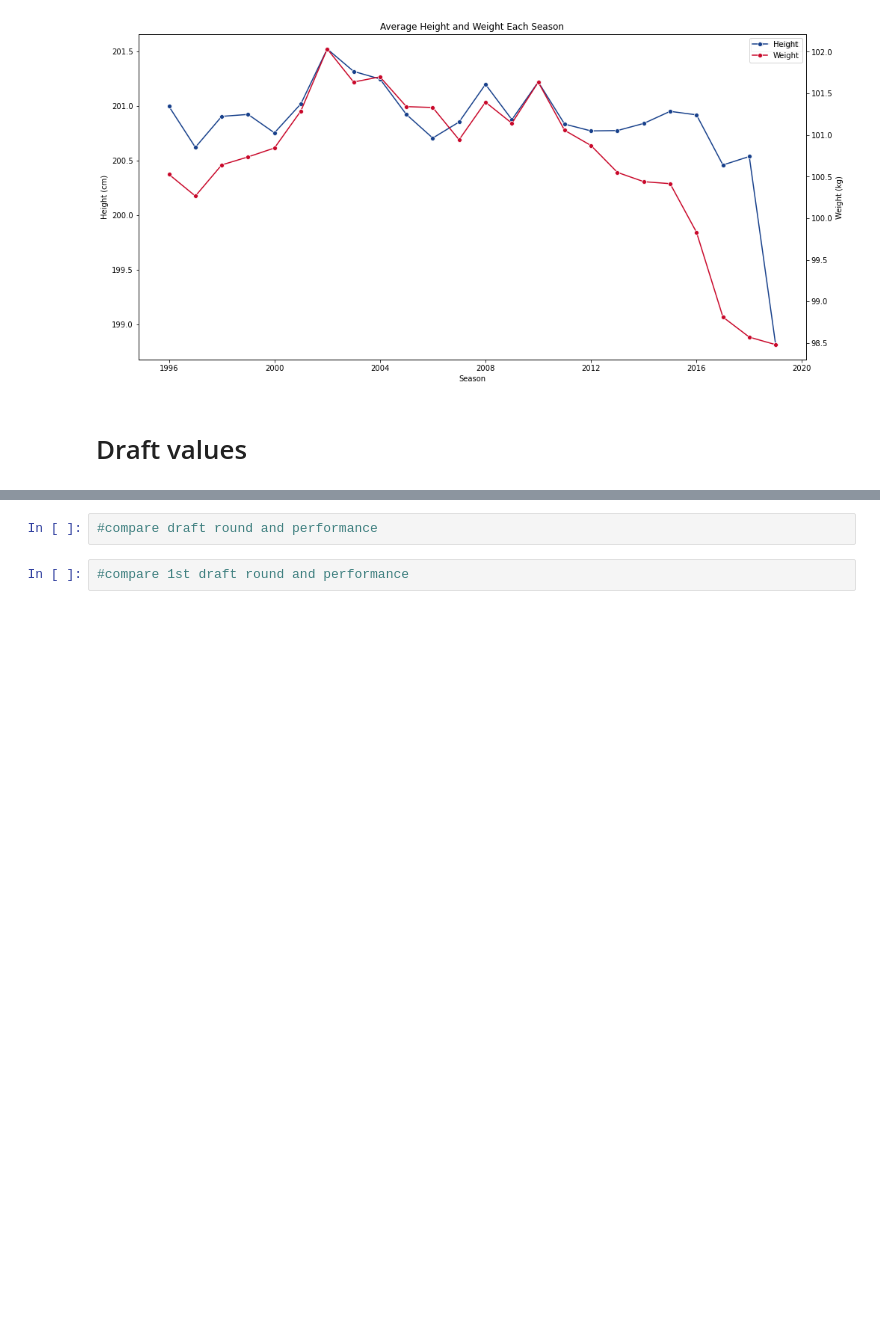
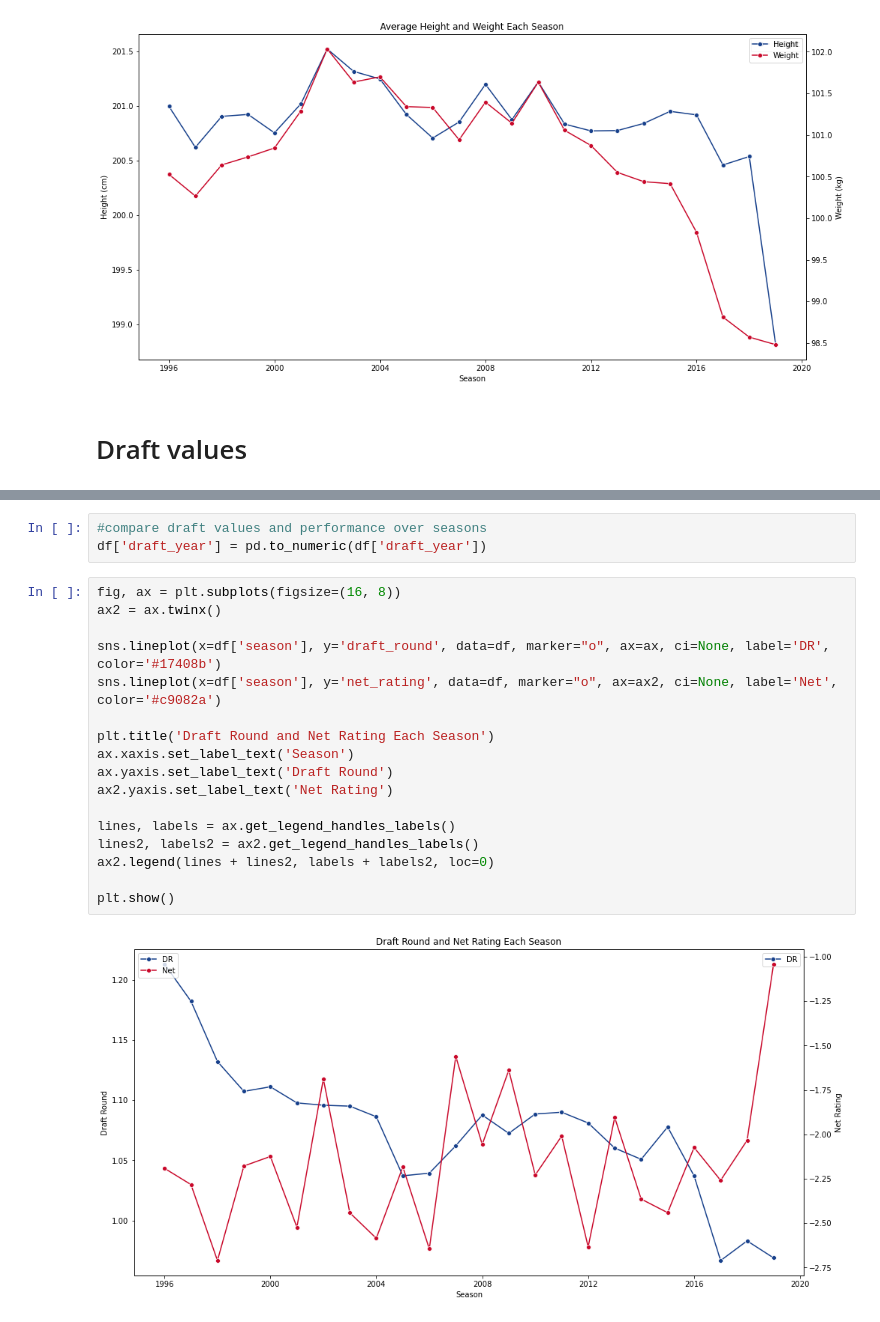
Before and after one commit to viethuy25/nba_stat, a Jupyter notebook: Untitled.ipynb, the cells around one changed output, grey strips where cells are left out. Drawn from its saved outputs; the diff is of its cells as text; blank space fills up the shorter version.

```diff
--- a/Untitled.ipynb
+++ b/Untitled.ipynb
@@ -164,4 +178,22 @@ plt.show()
 # %%
-#compare draft round and performance
+#compare draft values and performance over seasons
+df['draft_year'] = pd.to_numeric(df['draft_year'])
-# %%
-#compare 1st draft round and performance
+# %%
+fig, ax = plt.subplots(figsize=(16, 8))
+ax2 = ax.twinx()
+
+sns.lineplot(x=df['season'], y='draft_round', data=df, marker="o", ax=ax, ci=None, label='DR', color='#17408b')
+sns.lineplot(x=df['season'], y='net_rating', data=df, marker="o", ax=ax2, ci=None, label='Net', color='#c9082a')
+
+plt.title('Draft Round and Net Rating Each Season')
+ax.xaxis.set_label_text('Season')
+ax.yaxis.set_label_text('Draft Round')
+ax2.yaxis.set_label_text('Net Rating')
+
+lines, labels = ax.get_legend_handles_labels()
+lines2, labels2 = ax2.get_legend_handles_labels()
+ax2.legend(lines + lines2, labels + labels2, loc=0)
+
+plt.show()
+# %% [output]
+[figure, added]
```
Also changed, not shown: parts of 5 cells of this notebook, 1 other file.
